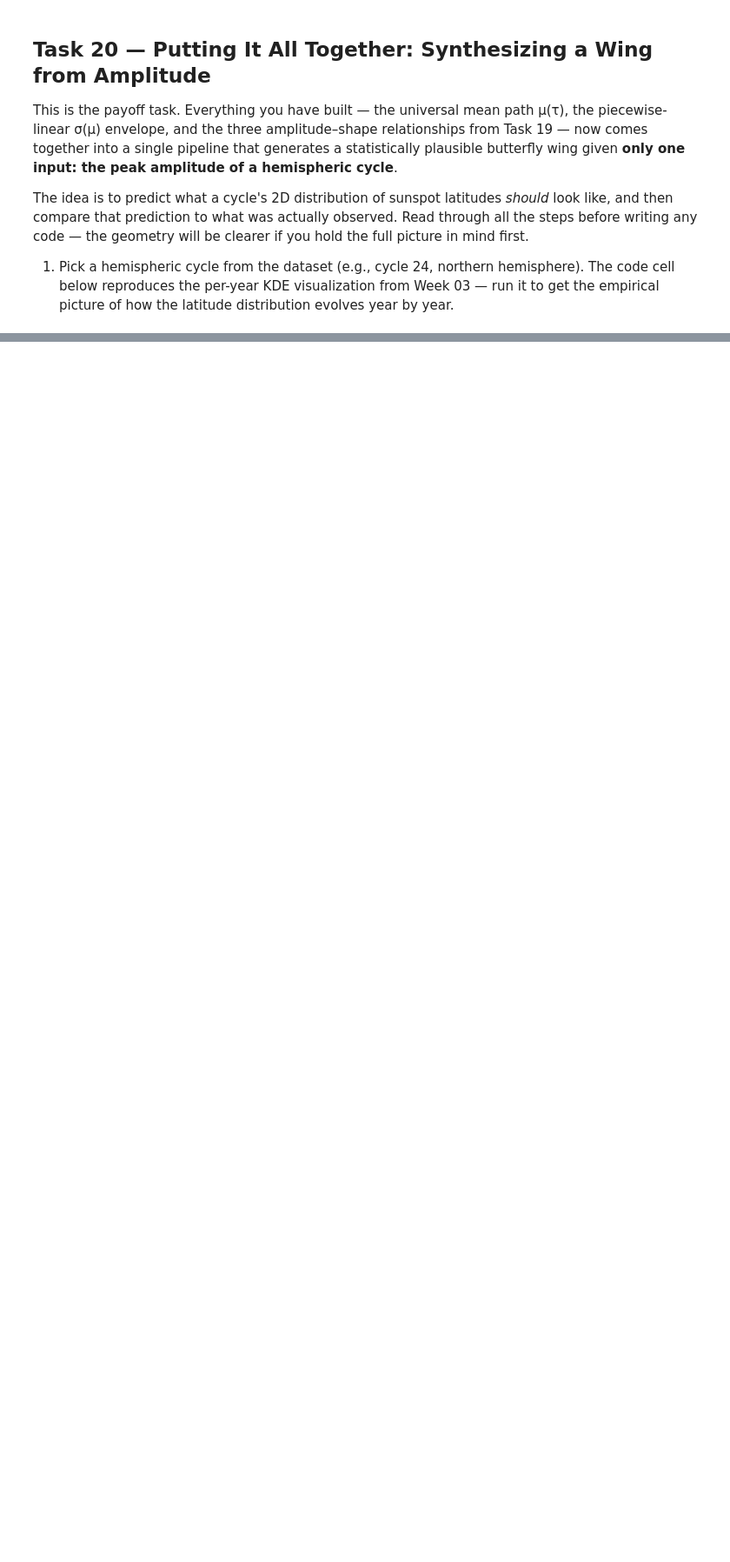
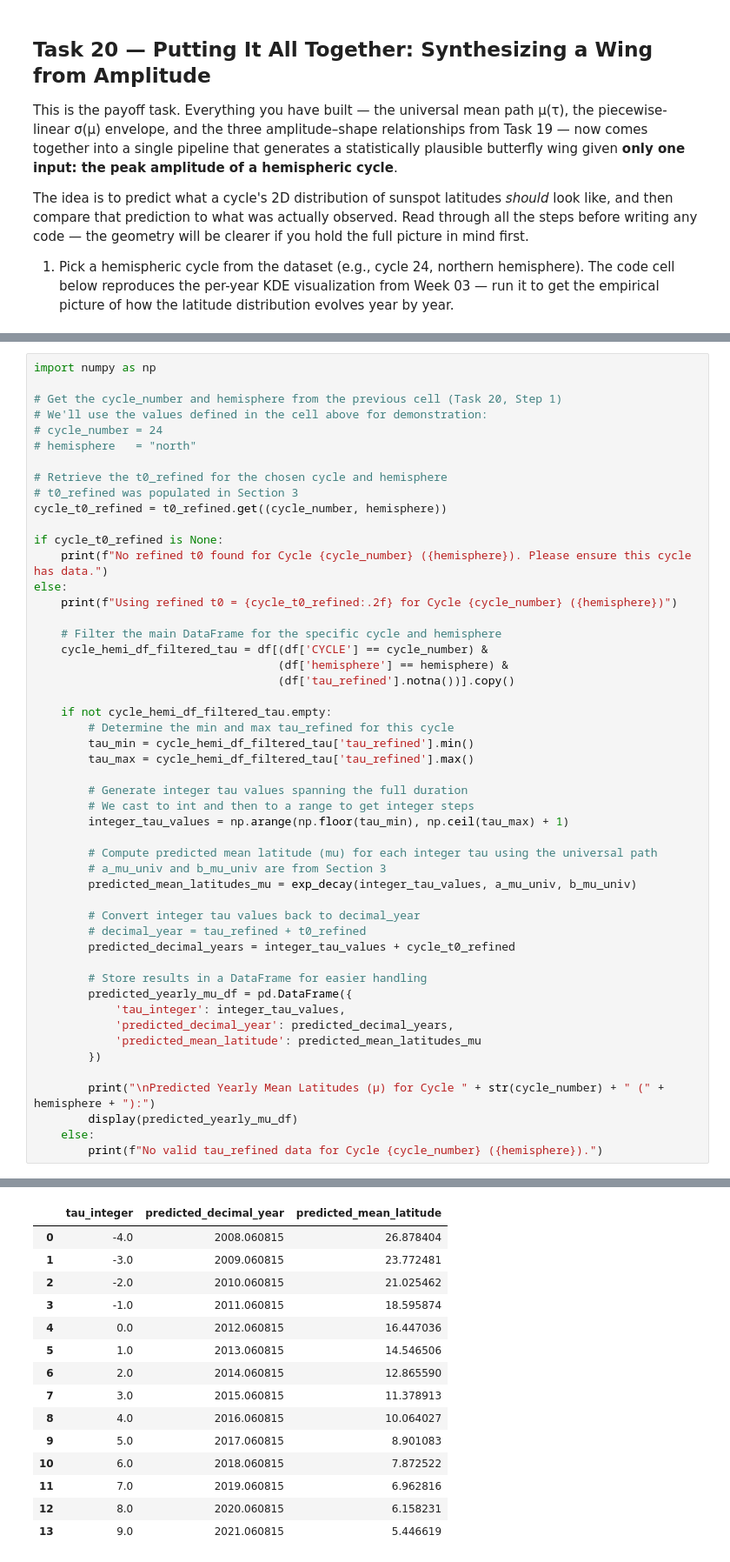
Before and after one commit to SwRI-IDEA-Lab/butterflai, a Jupyter notebook: weeks/week_05/05_2D_Wings.ipynb, the cells around one changed output, grey strips where cells are left out. Shown at 87% size. Saved outputs shown, nothing was run; the diff lists cells and outputs as text; blank space fills up the shorter version.

```diff
--- a/weeks/week_05/05_2D_Wings.ipynb
+++ b/weeks/week_05/05_2D_Wings.ipynb
@@ -786,0 +934,51 @@ for i, yr in enumerate(years_in_cycle):
+# %%
+import numpy as np
+
+# Get the cycle_number and hemisphere from the previous cell (Task 20, Step 1)
+# We'll use the values defined in the cell above for demonstration:
+# cycle_number = 24
+# hemisphere   = "north"
+
+# Retrieve the t0_refined for the chosen cycle and hemisphere
+# t0_refined was populated in Section 3
+cycle_t0_refined = t0_refined.get((cycle_number, hemisphere))
+
+if cycle_t0_refined is None:
+    print(f"No refined t0 found for Cycle {cycle_number} ({hemisphere}). Please ensure this cycle has data.")
+else:
+    print(f"Using refined t0 = {cycle_t0_refined:.2f} for Cycle {cycle_number} ({hemisphere})")
+
+    # Filter the main DataFrame for the specific cycle and hemisphere
+    cycle_hemi_df_filtered_tau = df[(df['CYCLE'] == cycle_number) &
+                                    (df['hemisphere'] == hemisphere) &
+                                    (df['tau_refined'].notna())].copy()
+
+    if not cycle_hemi_df_filtered_tau.empty:
+        # Determine the min and max tau_refined for this cycle
+        tau_min = cycle_hemi_df_filtered_tau['tau_refined'].min()
+        tau_max = cycle_hemi_df_filtered_tau['tau_refined'].max()
+
+        # Generate integer tau values spanning the full duration
+        # We cast to int and then to a range to get integer steps
+        integer_tau_values = np.arange(np.floor(tau_min), np.ceil(tau_max) + 1)
+
+        # Compute predicted mean latitude (mu) for each integer tau using the universal path
+        # a_mu_univ and b_mu_univ are from Section 3
+        predicted_mean_latitudes_mu = exp_decay(integer_tau_values, a_mu_univ, b_mu_univ)
+
+        # Convert integer tau values back to decimal_year
+        # decimal_year = tau_refined + t0_refined
+        predicted_decimal_years = integer_tau_values + cycle_t0_refined
+
+        # Store results in a DataFrame for easier handling
+        predicted_yearly_mu_df = pd.DataFrame({
+            'tau_integer': integer_tau_values,
+            'predicted_decimal_year': predicted_decimal_years,
+            'predicted_mean_latitude': predicted_mean_latitudes_mu
+        })
+
+        print("\nPredicted Yearly Mean Latitudes (μ) for Cycle " + str(cycle_number) + " (" + hemisphere + "):")
+        display(predicted_yearly_mu_df)
+    else:
+        print(f"No valid tau_refined data for Cycle {cycle_number} ({hemisphere}).")
+# %% [output]
@@ -787,3 +988,18 @@ for i, yr in enumerate(years_in_cycle):
+|  | tau_integer | predicted_decimal_year | predicted_mean_latitude |
+| 0 | -4.0 | 2008.060815 | 26.878404 |
+| 1 | -3.0 | 2009.060815 | 23.772481 |
+| 2 | -2.0 | 2010.060815 | 21.025462 |
+| 3 | -1.0 | 2011.060815 | 18.595874 |
+| 4 | 0.0 | 2012.060815 | 16.447036 |
+| 5 | 1.0 | 2013.060815 | 14.546506 |
+| 6 | 2.0 | 2014.060815 | 12.865590 |
+| 7 | 3.0 | 2015.060815 | 11.378913 |
+| 8 | 4.0 | 2016.060815 | 10.064027 |
+| 9 | 5.0 | 2017.060815 | 8.901083 |
+| 10 | 6.0 | 2018.060815 | 7.872522 |
+| 11 | 7.0 | 2019.060815 | 6.962816 |
+| 12 | 8.0 | 2020.060815 | 6.158231 |
+| 13 | 9.0 | 2021.060815 | 5.446619 |
 # %% [markdown]
 2. Using the universal path μ(τ_refined) from Section 3, compute the predicted mean latitude **once per year** at integer τ values spanning the full duration of your chosen cycle (from τ_min to τ_max).
 
```
Also changed, not shown: parts of 10 cells of this notebook.
